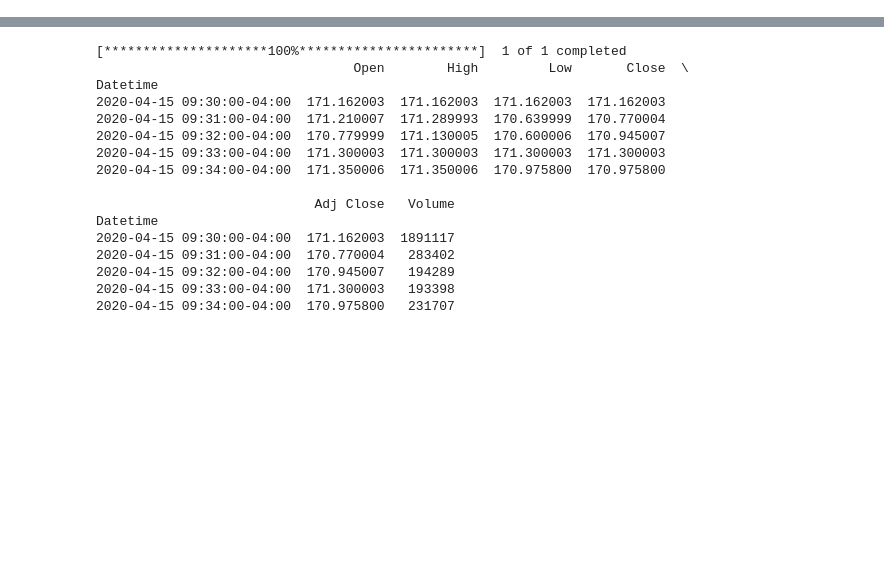
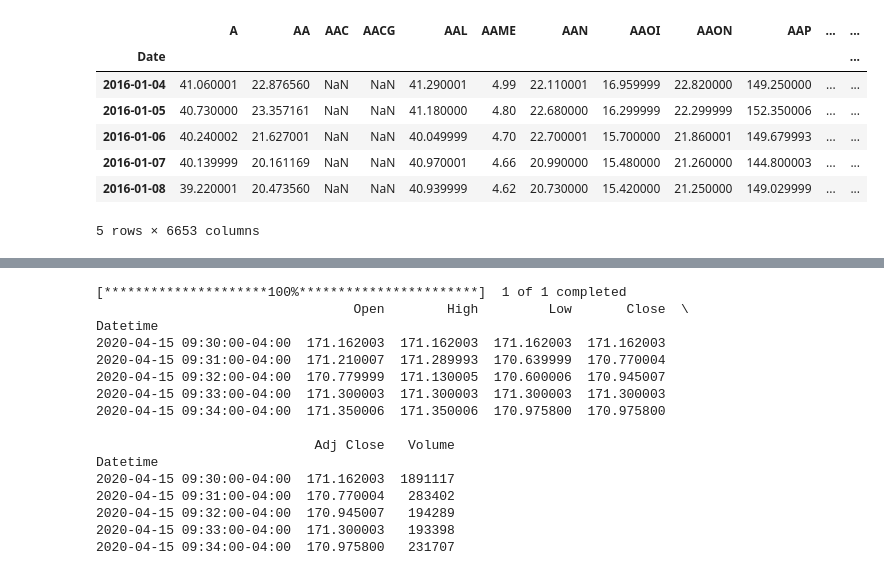
Before and after one commit to cldelahan/betazero-overreaction, a Jupyter notebook: overreactiondata.ipynb, the cells around one changed output, grey strips where cells are left out. Saved outputs shown, nothing was run; the diff lists cells and outputs as text; code cells hidden in the pictures; blank space fills up the shorter version.

Commit message:
added ticker data and example calls for news API

```diff
--- a/overreactiondata.ipynb
+++ b/overreactiondata.ipynb
@@ -44,0 +50,13 @@
+# %%
+#   PARAMETERS FOR THE MODEL
+#
+#   These values are pre-defined to make the following code as general
+#   as possible.
+#
+#
+
+start_date  =       "2016-01-01"
+end_date    =       dt.date.today()
+market      =       "SPY"
+drop        =       0.05
+n_headlines =       3
@@ -44,0 +70,10 @@
+# %%
+# reading dataframe with tickers of nasdaq / nyse stocks
+nasdaq = pd.read_csv("nasdaq.csv")
+nyse = pd.read_csv("nyse.csv")
+tickers = pd.concat([nasdaq, nyse])
+
+# getting authentication data
+auth = pd.read_csv("auth.csv")
+host =  auth["auth"][0]
+apikey = auth["auth"][1]
@@ -44,0 +84,3 @@
+# %%
+# sample call from yf - getting ticker data with interval
+data = yf.download(tickers=list(tickers["Ticker"]), interval="1d", start = start_date, end = end_date)['Open']
@@ -44,0 +105,11 @@
+# %%
+data.head()
+# %% [output]
+|  | A | AA | AAC | AACG | AAL | AAME | AAN | AAOI | AAON | AAP | ... | ... |
+| Date |  |  |  |  |  |  |  |  |  |  |  | ... |
+| 2016-01-04 | 41.060001 | 22.876560 | NaN | NaN | 41.290001 | 4.99 | 22.110001 | 16.959999 | 22.820000 | 149.250000 | ... | ... |
+| 2016-01-05 | 40.730000 | 23.357161 | NaN | NaN | 41.180000 | 4.80 | 22.680000 | 16.299999 | 22.299999 | 152.350006 | ... | ... |
+| 2016-01-06 | 40.240002 | 21.627001 | NaN | NaN | 40.049999 | 4.70 | 22.700001 | 15.700000 | 21.860001 | 149.679993 | ... | ... |
+| 2016-01-07 | 40.139999 | 20.161169 | NaN | NaN | 40.970001 | 4.66 | 20.990000 | 15.480000 | 21.260000 | 144.800003 | ... | ... |
+| 2016-01-08 | 39.220001 | 20.473560 | NaN | NaN | 40.939999 | 4.62 | 20.730000 | 15.420000 | 21.250000 | 149.029999 | ... | ... |
+5 rows × 6653 columns
```
Also changed, not shown: parts of 11 cells of this notebook, 2 other files.
